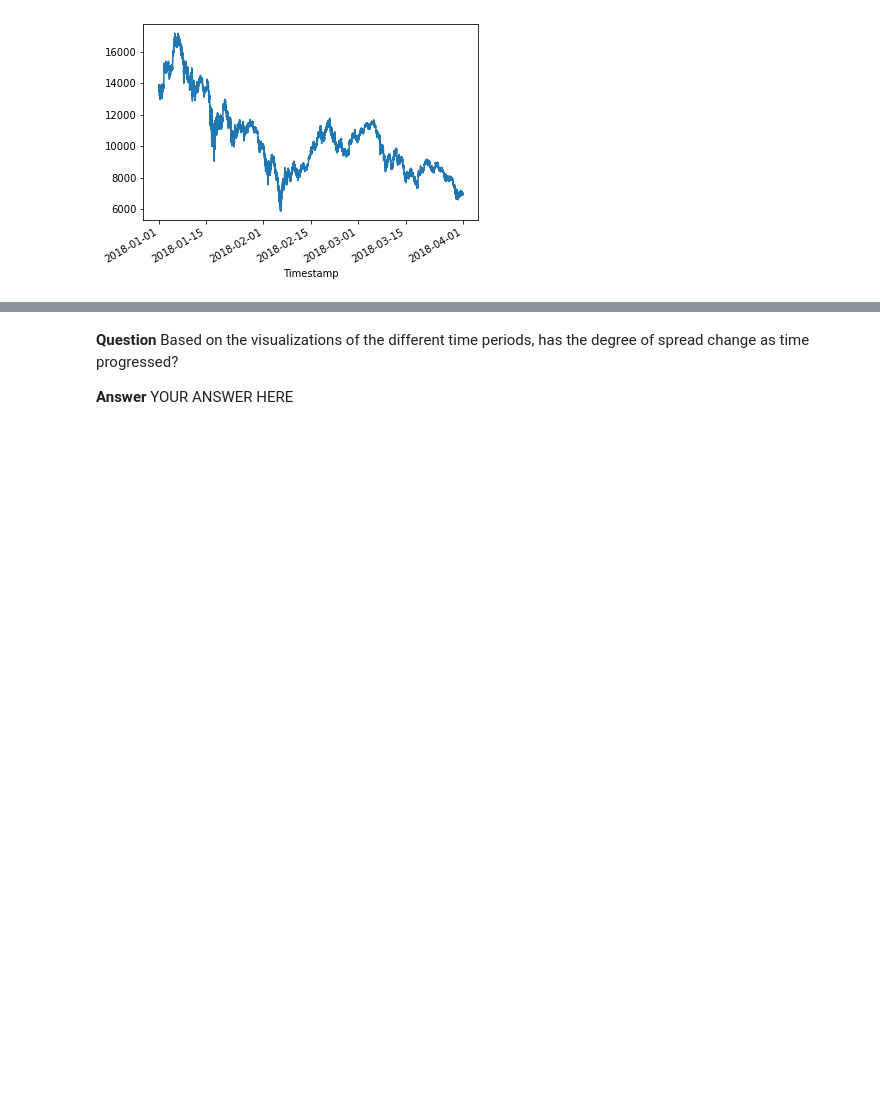
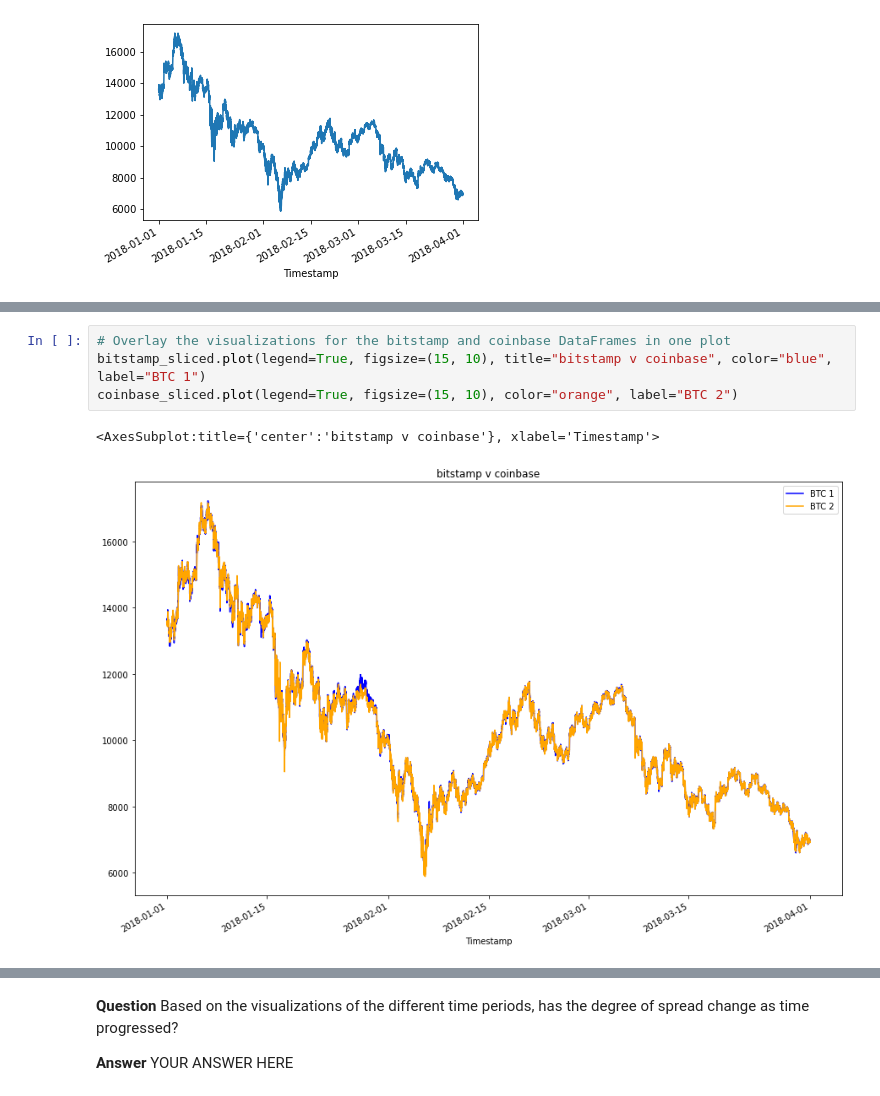
Before and after one commit to brprod8/Abitrage, a Jupyter notebook: abitrage/crypto_arbitrage.ipynb, the cells around one changed output, grey strips where cells are left out. Saved outputs shown, nothing was run; the diff lists cells and outputs as text; blank space fills up the shorter version.

```diff
--- a/abitrage/crypto_arbitrage.ipynb
+++ b/abitrage/crypto_arbitrage.ipynb
@@ -260,3 +263,10 @@ coinbase_sliced.plot()
+# %%
+# Overlay the visualizations for the bitstamp and coinbase DataFrames in one plot
+bitstamp_sliced.plot(legend=True, figsize=(15, 10), title="bitstamp v coinbase", color="blue", label="BTC 1")
+coinbase_sliced.plot(legend=True, figsize=(15, 10), color="orange", label="BTC 2")
+# %% [output]
+<AxesSubplot:title={'center':'bitstamp v coinbase'}, xlabel='Timestamp'>
+[figure, added]
 # %%
 # Using the loc and plot functions, create an overlay plot that visualizes
 # the price action of both DataFrames for a one month period early in the dataset
```
Also changed, not shown: parts of 6 cells of this notebook.
